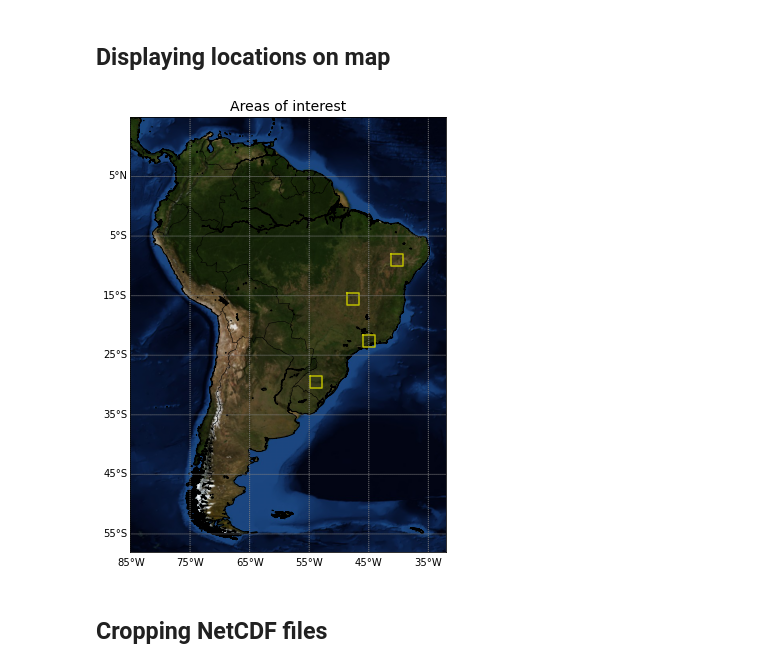
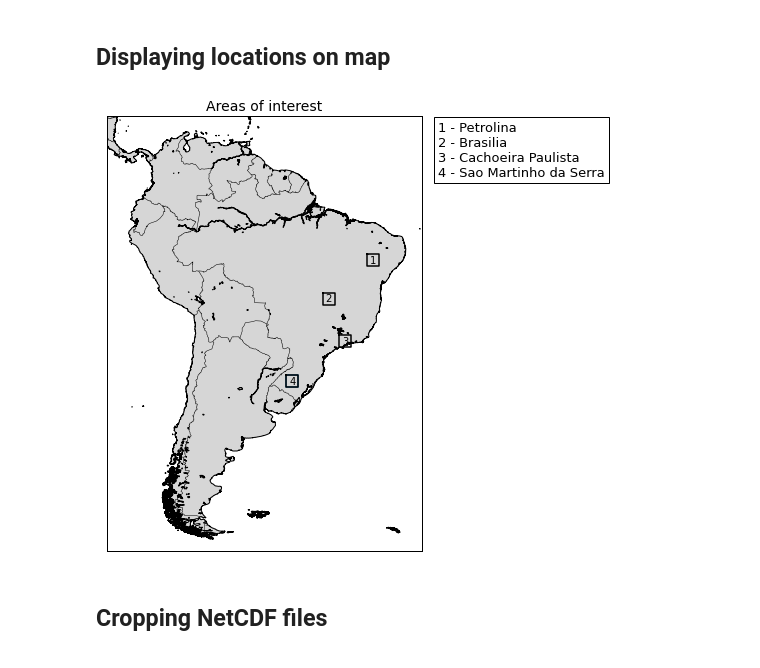
Before and after one commit to rod-xavier/masters-codes, a Jupyter notebook: optical_flow.ipynb, the cells around one changed output. Drawn from its saved outputs; the diff is of its cells as text; code cells hidden in the pictures.

```diff
--- a/optical_flow.ipynb
+++ b/optical_flow.ipynb
@@ -21,10 +21,10 @@ from sklearn.cluster import AgglomerativeClustering
 Setting location names and coordinates
 # %%
 # List containing the location name, Latitude and Longitude of the surface stations
-locations = [['Brasilia', -15.60083, -47.71306],
-             ['Cachoeira Paulista', -22.6896, -45.0062],
-             ['Petrolina', -9.0689, -40.3197],
-             ['Sao Martinho da Serra', -29.4428, -53.8231]]
+locations = [['Brasilia', -15.60083, -47.71306, 2],
+             ['Cachoeira Paulista', -22.6896, -45.0062, 3],
+             ['Petrolina', -9.0689, -40.3197, 1],
+             ['Sao Martinho da Serra', -29.4428, -53.8231, 4]]
 # %% [markdown]
 ## Displaying locations on map
 # %%
@@ -34,39 +34,67 @@ m = Basemap(llcrnrlon= -85,
             urcrnrlon= -32,
             urcrnrlat= 15,
             epsg= 4618,
             resolution='h')
 
 # Creating figure
-fig = plt.figure(figsize=(8, 8))
+fig, ax = plt.subplots(figsize=(8,8))
+
+# Setting text box text with location names and labels
+textstr = ''
+
+for location in locations:
+    textstr += str(location[-1]) + ' - ' + location[0]
+
+    if location[-1] < len(locations):
+        textstr += '\n'
+
+ax.plot(x, y)
+
+# text box properties
+props = dict(boxstyle='square', facecolor='none')
+
+# text box location
+ax.text(1.05, 0.99, textstr, transform=ax.transAxes, fontsize=13,
+        verticalalignment='top', bbox=props)
+
 
 # Looping through locations
 for location in locations:
 
     lat_down = location[1] - 1
     lat_up = location[1] + 1
 
     lon_left = location[2] - 1
     lon_right = location[2] + 1
 
     # Specifying area boundaries
     lons = [lon_left, lon_left, lon_right, lon_right, lon_left]
     lats = [lat_up, lat_down, lat_down, lat_up, lat_up]
 
     # Plotting area on South America map
     x, y = m(lons, lats)
-    m.plot(x, y ,'y')
+    m.plot(x, y ,'black')
+
+    # Writing inside box
+    x1, y1 = m(location[2], location[1])
+    plt.text(x1, y1, f'{location[3]}', color='black', ha='center', va='center')
 
 parallels = np.arange(-55.,15.,10.)
-m.drawparallels(parallels,labels=[True,False,True,False], color='gray')
+#m.drawparallels(parallels,labels=[True,False,True,False], color='black')
 meridians = np.arange(-85.,-25.,10.)
-m.drawmeridians(meridians,labels=[True,False,False,True], color='gray')
-m.bluemarble()
+#m.drawmeridians(meridians,labels=[True,False,False,True], color='black')
+
+# the continents will be drawn on top
+m.drawmapboundary(fill_color='white')
+
+# fill continents
+m.fillcontinents(color='#D6D6D6')
 m.drawcoastlines()
 m.drawcountries()
 plt.title('Areas of interest', fontsize=14)
 plt.show()
 # %% [output]
-[figure, old version]
+[figure, new version]
 # %% [markdown]
 ## Cropping NetCDF files
 # %%
```
Also changed, not shown: parts of 1 cell of this notebook.
